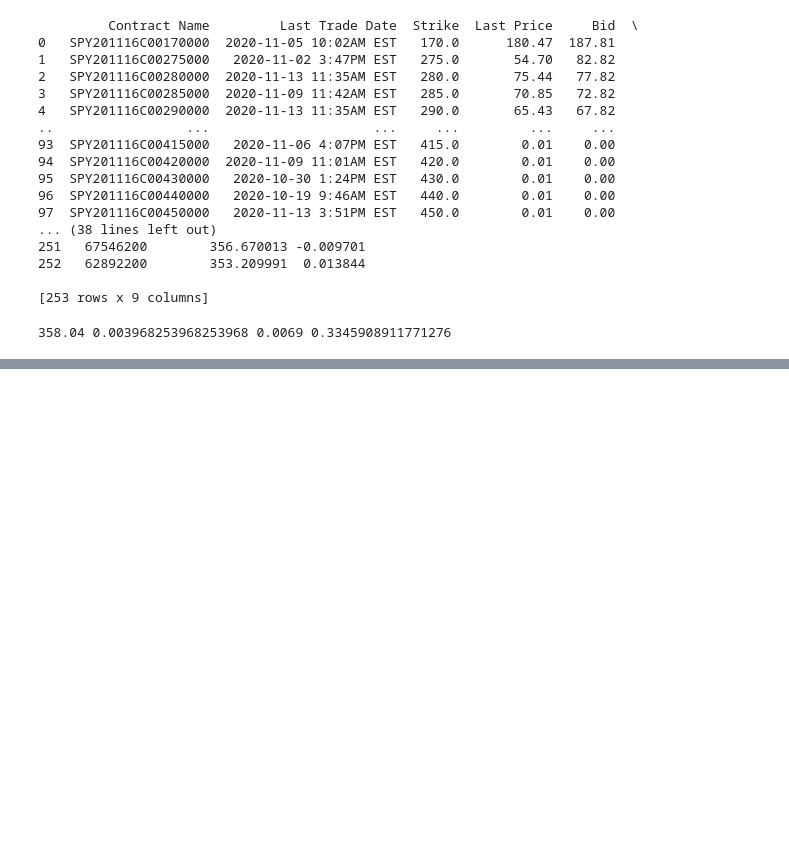
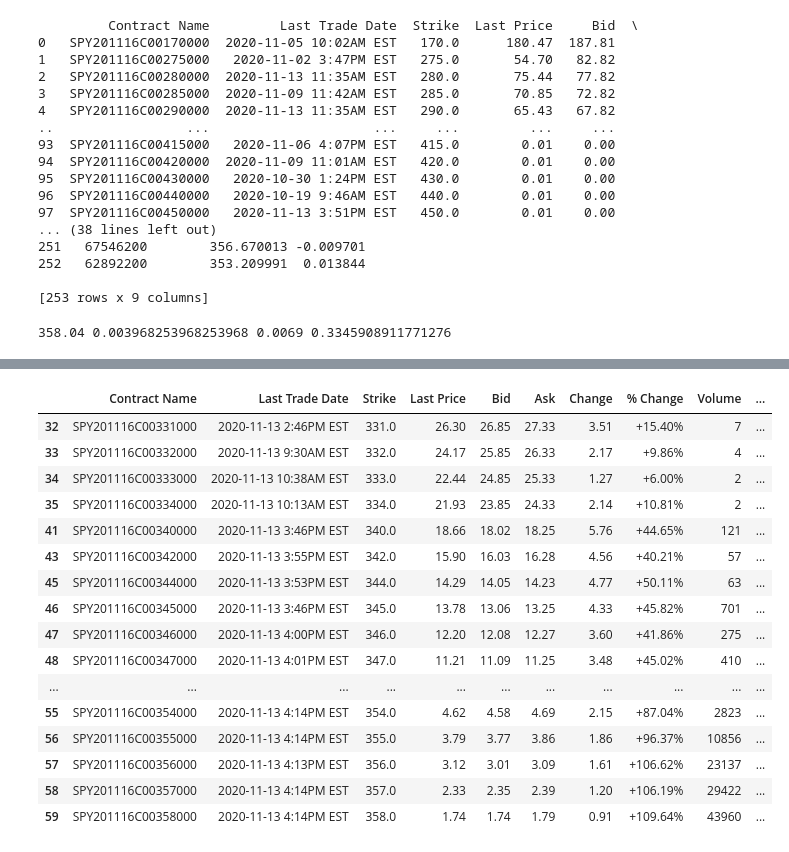
Before and after one commit to Maosef/options_pricing, a Jupyter notebook: option pricing.ipynb, the cells around one changed output, grey strips where cells are left out. Cells and saved outputs as stored; diff of their text form; code cells hidden in the pictures; blank space fills up the shorter version.

```diff
--- a/option pricing.ipynb
+++ b/option pricing.ipynb
@@ -149,0 +148,24 @@ Name: estimate_error, dtype: float64
+# %%
+# examine outliers
+
+df_estimate[df_estimate['estimate_error'] > 1]
+
+# appears to be strikes from 330 to 360. The error explodes as the strikes approaches the current stock price. T
+# %% [output]
+|  | Contract Name | Last Trade Date | Strike | Last Price | Bid | Ask | Change | % Change | Volume | ... |
+| 32 | SPY201116C00331000 | 2020-11-13 2:46PM EST | 331.0 | 26.30 | 26.85 | 27.33 | 3.51 | +15.40% | 7 | ... |
+| 33 | SPY201116C00332000 | 2020-11-13 9:30AM EST | 332.0 | 24.17 | 25.85 | 26.33 | 2.17 | +9.86% | 4 | ... |
+| 34 | SPY201116C00333000 | 2020-11-13 10:38AM EST | 333.0 | 22.44 | 24.85 | 25.33 | 1.27 | +6.00% | 2 | ... |
+| 35 | SPY201116C00334000 | 2020-11-13 10:13AM EST | 334.0 | 21.93 | 23.85 | 24.33 | 2.14 | +10.81% | 2 | ... |
+| 41 | SPY201116C00340000 | 2020-11-13 3:46PM EST | 340.0 | 18.66 | 18.02 | 18.25 | 5.76 | +44.65% | 121 | ... |
+| 43 | SPY201116C00342000 | 2020-11-13 3:55PM EST | 342.0 | 15.90 | 16.03 | 16.28 | 4.56 | +40.21% | 57 | ... |
+| 45 | SPY201116C00344000 | 2020-11-13 3:53PM EST | 344.0 | 14.29 | 14.05 | 14.23 | 4.77 | +50.11% | 63 | ... |
+| 46 | SPY201116C00345000 | 2020-11-13 3:46PM EST | 345.0 | 13.78 | 13.06 | 13.25 | 4.33 | +45.82% | 701 | ... |
+| 47 | SPY201116C00346000 | 2020-11-13 4:00PM EST | 346.0 | 12.20 | 12.08 | 12.27 | 3.60 | +41.86% | 275 | ... |
+| 48 | SPY201116C00347000 | 2020-11-13 4:01PM EST | 347.0 | 11.21 | 11.09 | 11.25 | 3.48 | +45.02% | 410 | ... |
+| ... | ... | ... | ... | ... | ... | ... | ... | ... | ... | ... |
+| 55 | SPY201116C00354000 | 2020-11-13 4:14PM EST | 354.0 | 4.62 | 4.58 | 4.69 | 2.15 | +87.04% | 2823 | ... |
+| 56 | SPY201116C00355000 | 2020-11-13 4:14PM EST | 355.0 | 3.79 | 3.77 | 3.86 | 1.86 | +96.37% | 10856 | ... |
+| 57 | SPY201116C00356000 | 2020-11-13 4:13PM EST | 356.0 | 3.12 | 3.01 | 3.09 | 1.61 | +106.62% | 23137 | ... |
+| 58 | SPY201116C00357000 | 2020-11-13 4:14PM EST | 357.0 | 2.33 | 2.35 | 2.39 | 1.20 | +106.19% | 29422 | ... |
+| 59 | SPY201116C00358000 | 2020-11-13 4:14PM EST | 358.0 | 1.74 | 1.74 | 1.79 | 0.91 | +109.64% | 43960 | ... |
```
Also changed, not shown: parts of 5 cells of this notebook.
